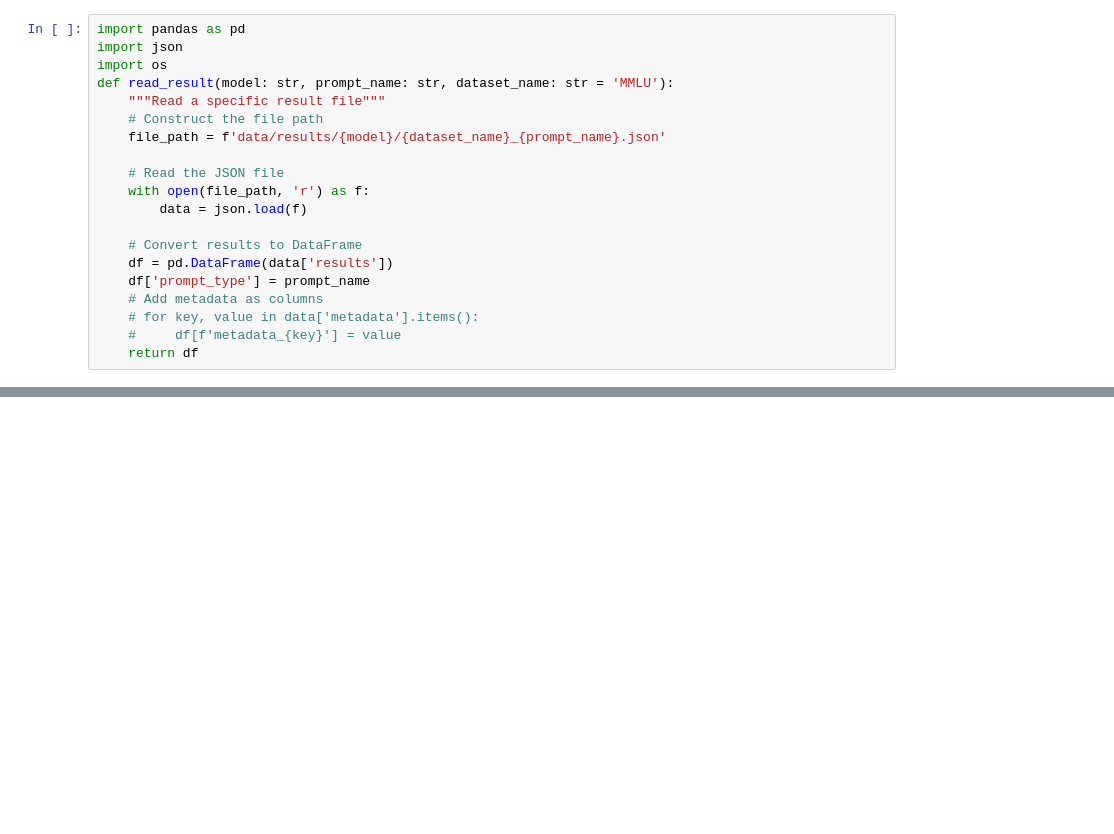
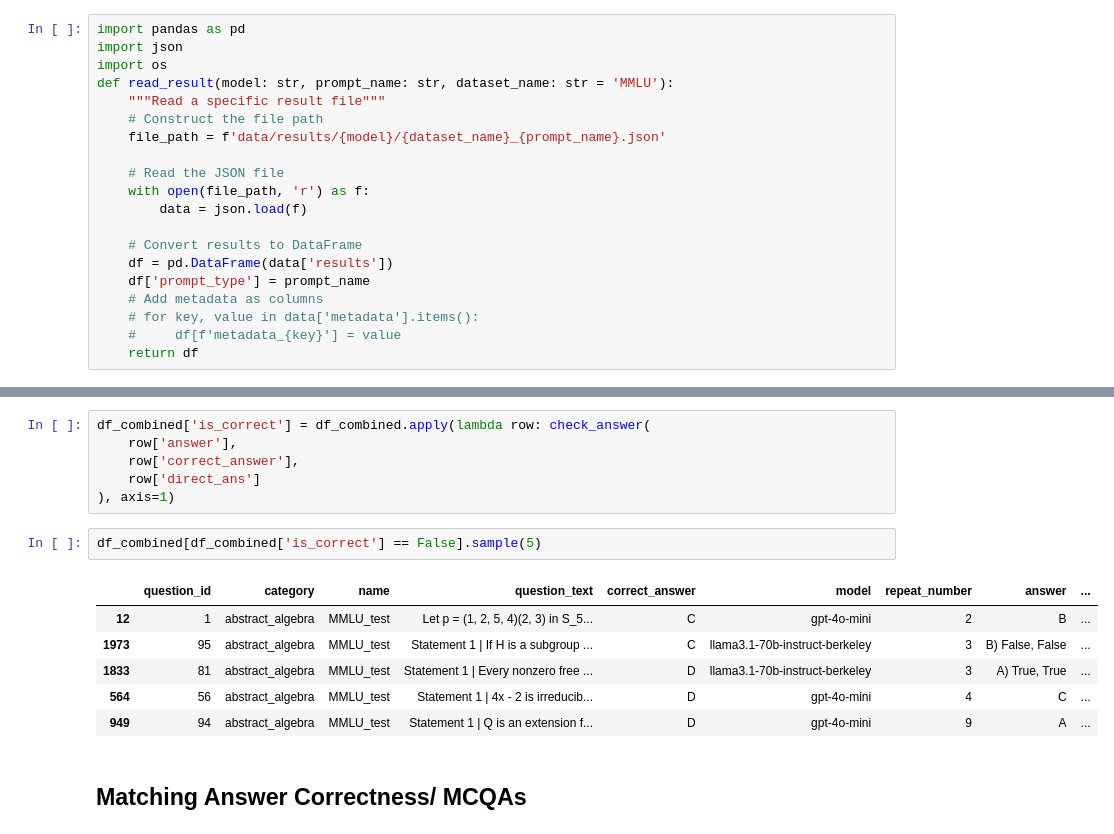
Before and after one commit to wan19990901/DK_LLM, a Jupyter notebook: analysis.ipynb, the cells around one changed output, grey strips where cells are left out. Saved outputs shown, nothing was run; the diff lists cells and outputs as text; blank space fills up the shorter version.

```diff
--- a/analysis.ipynb
+++ b/analysis.ipynb
@@ -67,0 +192,17 @@ df_combined = read_all_results()
+# %%
+df_combined['is_correct'] = df_combined.apply(lambda row: check_answer(
+    row['answer'],
+    row['correct_answer'],
+    row['direct_ans']
+), axis=1)
+# %%
+df_combined[df_combined['is_correct'] == False].sample(5)
+# %% [output]
+|  | question_id | category | name | question_text | correct_answer | model | repeat_number | answer | ... |
+| 12 | 1 | abstract_algebra | MMLU_test | Let p = (1, 2, 5, 4)(2, 3) in S_5... | C | gpt-4o-mini | 2 | B | ... |
+| 1973 | 95 | abstract_algebra | MMLU_test | Statement 1 | If H is a subgroup ... | C | llama3.1-70b-instruct-berkeley | 3 | B) False, False | ... |
+| 1833 | 81 | abstract_algebra | MMLU_test | Statement 1 | Every nonzero free ... | D | llama3.1-70b-instruct-berkeley | 3 | A) True, True | ... |
+| 564 | 56 | abstract_algebra | MMLU_test | Statement 1 | 4x - 2 is irreducib... | D | gpt-4o-mini | 4 | C | ... |
+| 949 | 94 | abstract_algebra | MMLU_test | Statement 1 | Q is an extension f... | D | gpt-4o-mini | 9 | A | ... |
+# %% [markdown]
+## Matching Answer Correctness/ MCQAs
```
Also changed, not shown: parts of 8 cells of this notebook, 5 other files.
